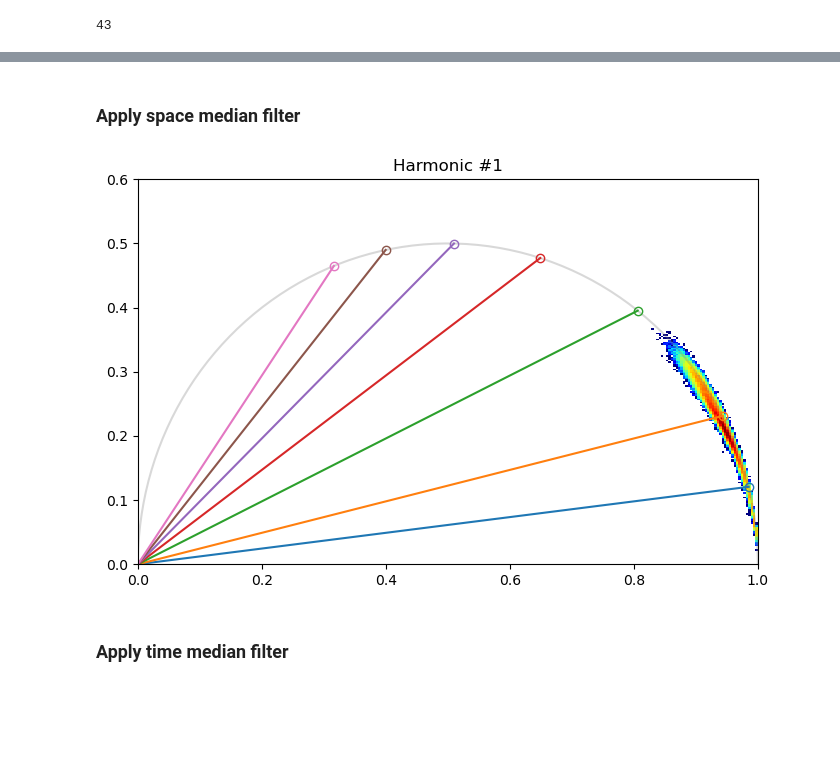
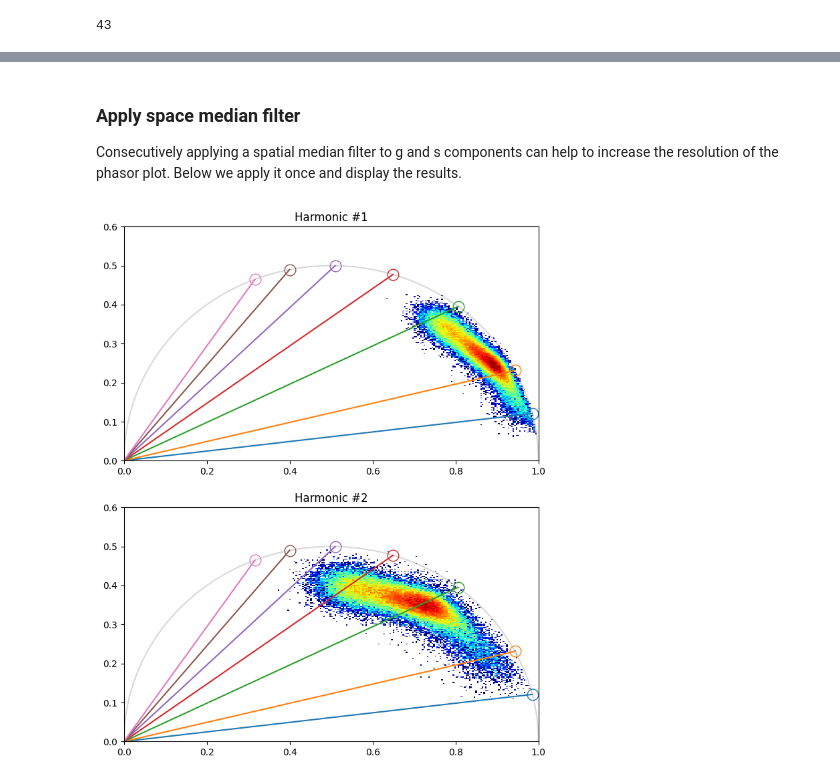
Before and after one commit to zoccoler/FLIM_analysis, a Jupyter notebook: notebooks/Phasor_plot.ipynb, the cells around one changed output, grey strips where cells are left out. Saved outputs shown, nothing was run; the diff lists cells and outputs as text; code cells hidden in the pictures; blank space fills up the shorter version.

```diff
--- a/notebooks/Phasor_plot.ipynb
+++ b/notebooks/Phasor_plot.ipynb
@@ -143,33 +118,36 @@ for i in range(number_of_harmonics):
 # %% [markdown]
 ### Apply space median filter
+Consecutively applying a spatial median filter to g and s components can help to increase the resolution of the phasor plot. Below we apply it once and display the results.
 # %%
+number_of_harmonics = 2
 window_size = 3
 footprint = morphology.square(3)
-flim_image = np.zeros_like(flim_data_stack_for_napari)
-for i in range(flim_data_stack_for_napari.shape[0]):
-    flim_image[i] = filters.median(flim_data_stack_for_napari[i])
+
+
+fig, ax = plt.subplots(number_of_harmonics, 1, figsize=(8, number_of_harmonics*5))
+for i in range(number_of_harmonics):
+    g, s, dc = get_phasor_components(flim_image[time_mask], harmonic = i+1)
+
+    # Apply median filter to g and s
+    g_filt, s_filt = np.zeros_like(g), np.zeros_like(s)
+    for j in range(g.shape[0]):
+        g_filt[j] = filters.median(g[j])
+        s_filt[j] = filters.median(s[j])
+
+    # Apply threshold
+    x = np.ravel(g_filt[space_mask])
+    y = np.ravel(s_filt[space_mask])
+
+    if number_of_harmonics == 1:
+        current_axis = ax
+    else:
+        current_axis = ax[i]
+
+    add_phasor_circle(current_axis)
+    add_tau_lines(current_axis, tau_list, laser_frequency)
+    # current_axis.scatter(x,y, s=5, alpha=0.1, c='k')
+    output = current_axis.hist2d(x, y, bins=256, norm='log', range=[[0, 1], [0, 0.6]], cmap = 'jet')
+    title = 'Harmonic #' + str(i+1)
+    current_axis.set_title(title)
+# %% [output]
+[figure, added]
-# %%
-number_of_harmonics = 1
-fig, ax = plt.subplots(number_of_harmonics, 1, figsize=(8, number_of_harmonics*5))
-for i in range(number_of_harmonics):
-    g, s, dc = get_phasor_components(flim_image[time_mask], harmonic = i+1)
-
-    # Apply threshold
-    x = np.ravel(g[space_mask])
-    y = np.ravel(s[space_mask])
-
-    if number_of_harmonics == 1:
-        current_axis = ax
-    else:
-        current_axis = ax[i]
-
-    add_phasor_circle(current_axis)
-    add_tau_lines(current_axis, tau_list, laser_frequency)
-    # current_axis.scatter(x,y)
-    output = current_axis.hist2d(x, y, bins=256, norm='log', range=[[0, 1], [0, 0.6]], cmap = 'jet')
-    title = 'Harmonic #' + str(i+1)
-    current_axis.set_title(title)
-# %% [output]
-[figure, removed]
-# %% [markdown]
-### Apply time median filter
```
Also changed, not shown: parts of 40 cells of this notebook.
